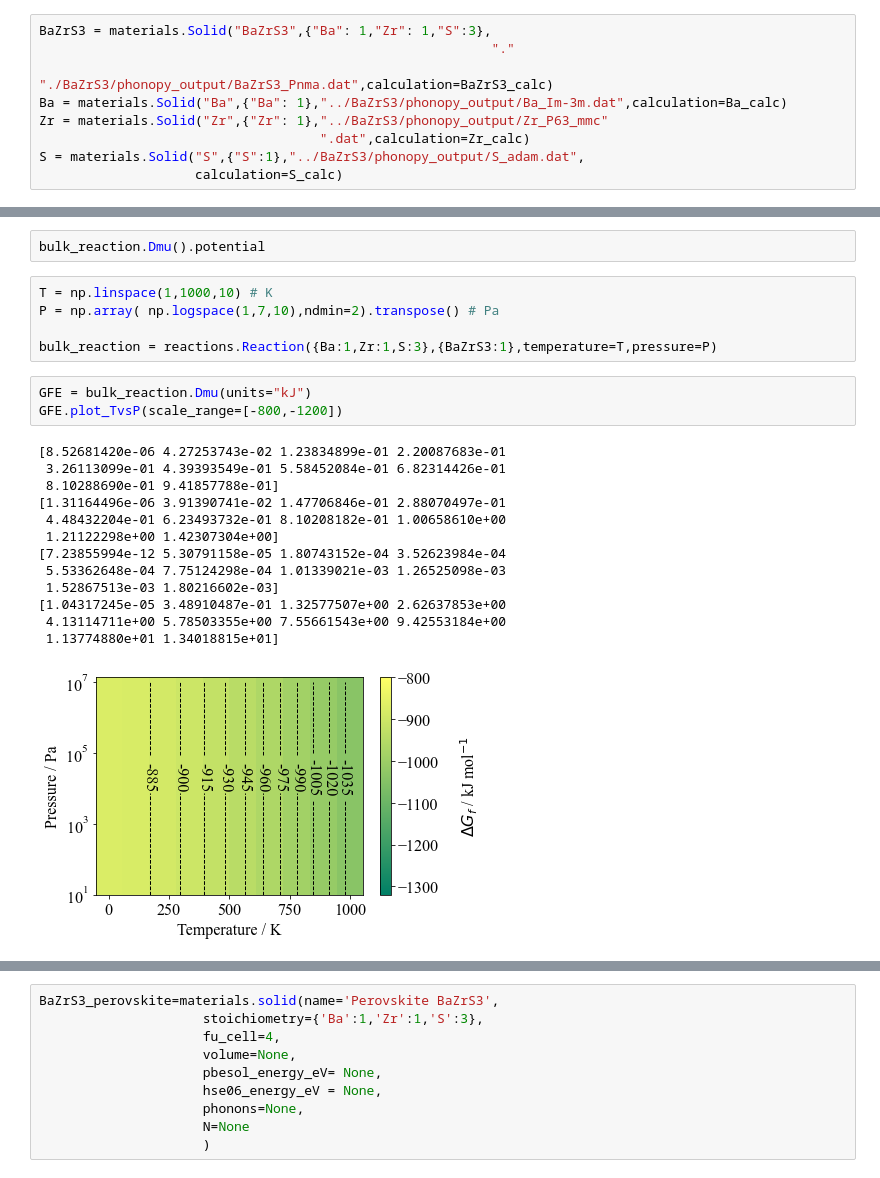
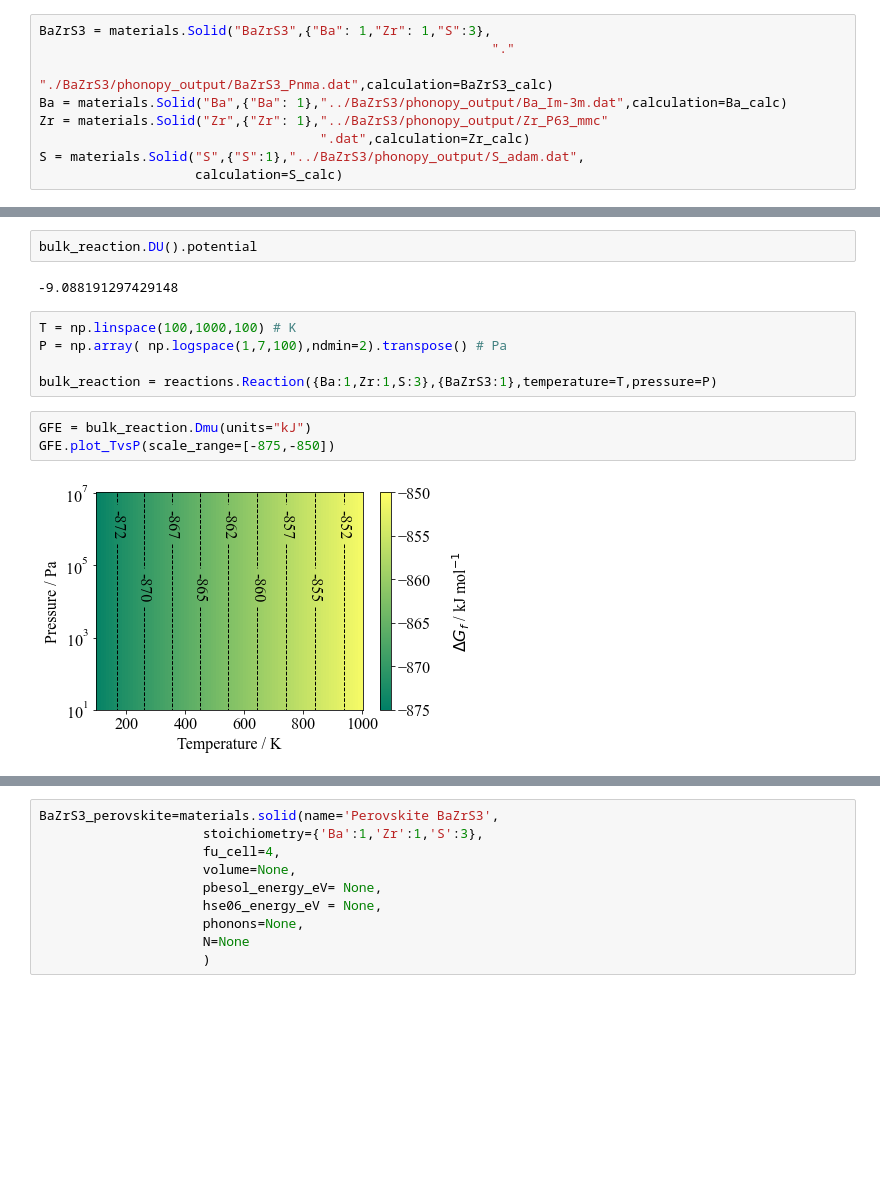
Before and after one commit to NU-CEM/ThermoPot, a Jupyter notebook: BaZrS3/BaZrS3.ipynb, the cells around one changed output, grey strips where cells are left out. Saved outputs shown, nothing was run; the diff lists cells and outputs as text; blank space fills up the shorter version.

```diff
--- a/BaZrS3/BaZrS3.ipynb
+++ b/BaZrS3/BaZrS3.ipynb
@@ -21,25 +23,15 @@ bulk_reaction.DH().potential
 # %%
-bulk_reaction.Dmu().potential
+bulk_reaction.DU().potential
+# %% [output]
+-9.088191297429148
 # %%
-T = np.linspace(1,1000,10) # K
-P = np.array( np.logspace(1,7,10),ndmin=2).transpose() # Pa
+T = np.linspace(100,1000,100) # K
+P = np.array( np.logspace(1,7,100),ndmin=2).transpose() # Pa
 
 bulk_reaction = reactions.Reaction({Ba:1,Zr:1,S:3},{BaZrS3:1},temperature=T,pressure=P)
 # %%
 GFE = bulk_reaction.Dmu(units="kJ")
-GFE.plot_TvsP(scale_range=[-800,-1200])
+GFE.plot_TvsP(scale_range=[-875,-850])
 # %% [output]
-[8.52681420e-06 4.27253743e-02 1.23834899e-01 2.20087683e-01
- 3.26113099e-01 4.39393549e-01 5.58452084e-01 6.82314426e-01
- 8.10288690e-01 9.41857788e-01]
-[1.31164496e-06 3.91390741e-02 1.47706846e-01 2.88070497e-01
- 4.48432204e-01 6.23493732e-01 8.10208182e-01 1.00658610e+00
- 1.21122298e+00 1.42307304e+00]
-[7.23855994e-12 5.30791158e-05 1.80743152e-04 3.52623984e-04
- 5.53362648e-04 7.75124298e-04 1.01339021e-03 1.26525098e-03
- 1.52867513e-03 1.80216602e-03]
-[1.04317245e-05 3.48910487e-01 1.32577507e+00 2.62637853e+00
- 4.13114711e+00 5.78503355e+00 7.55661543e+00 9.42553184e+00
- 1.13774880e+01 1.34018815e+01]
-[figure, old version]
+[figure, new version]
 # %%
```
Also changed, not shown: parts of 2 cells of this notebook, 11 other files.
